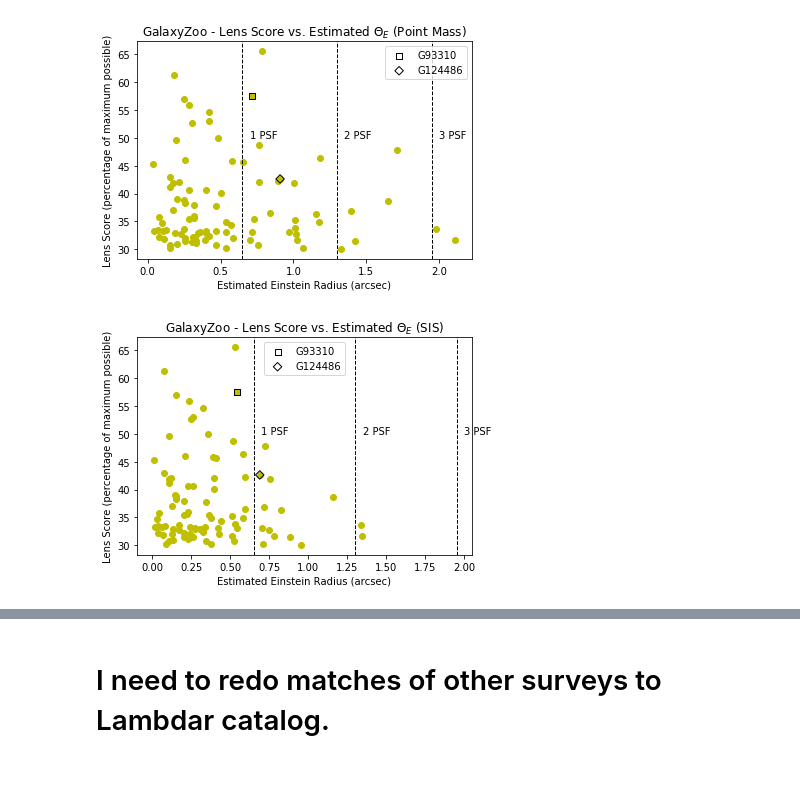
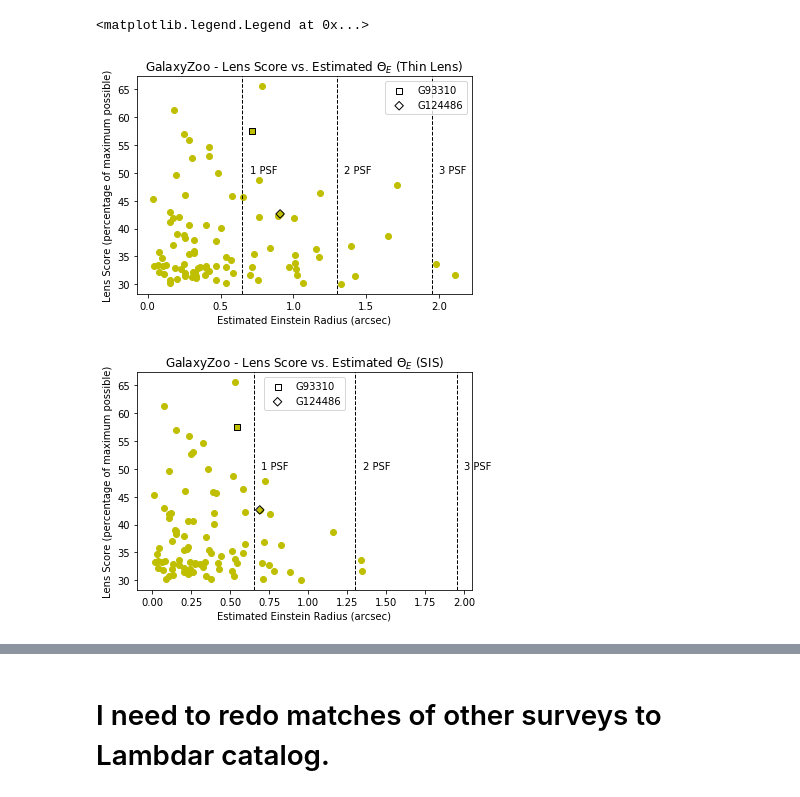
Before and after one commit to shawnknabel/lens_methods, a Jupyter notebook: Notebook_Files/visualization/paper_visualizations_063020.ipynb, the cells around one changed output, grey strips where cells are left out. Cells and saved outputs as stored; diff of their text form; code cells hidden in the pictures.

```diff
--- a/Notebook_Files/visualization/paper_visualizations_063020.ipynb
+++ b/Notebook_Files/visualization/paper_visualizations_063020.ipynb
@@ -123,40 +133,41 @@ plt.text(0.7, 50, '1 PSF')
 plt.text(1.35, 50, '2 PSF')
 plt.text(2, 50, '3 PSF')
 #plt.text(1.05, , 'minimum from training set', color = 'g')
-plt.title('GalaxyZoo - Lens Score vs. Estimated $\Theta_E$ (Point Mass)')
+plt.title('GalaxyZoo - Lens Score vs. Estimated $\Theta_E$ (Thin Lens)')
 plt.xlabel("Estimated Einstein Radius (arcsec)")
 plt.ylabel("Lens Score (percentage of maximum possible)")
 plt.legend()
 
-plt.savefig(f'{pdf_path}zoo_theta_e_score_pm.pdf')
+#plt.savefig(f'{pdf_path}zoo_theta_e_score_pm.pdf')
 
 
 # zoo_30 scores SIS
 plt.figure()
 plt.scatter(zoo_30.theta_e_sis, zoo_30.score * 100,color='Y')#,label='Zoo')
 plt.scatter(zoo_30[zoo_30.GAMA_ID == 93310].theta_e_sis,
             zoo_30[zoo_30.GAMA_ID == 93310].score * 100,
             marker = 's', color = 'none', edgecolor = 'k',
         label = 'G93310')
 plt.scatter(G124486.theta_e_sis, G124486.score * 100,
             marker = 'D', color = 'none', edgecolor = 'k',
         label = 'G124486')
 plt.axvline(0.65, color='k', linestyle='dashed', linewidth=1)
 plt.axvline(1.3, color='k', linestyle='dashed', linewidth=1)
 plt.axvline(1.95, color='k', linestyle='dashed', linewidth=1)
 #plt.axvline(1, color='g', linestyle='dashed', linewidth=1)
 plt.text(0.7, 50, '1 PSF')
 plt.text(1.35, 50, '2 PSF')
 plt.text(2, 50, '3 PSF')
 #plt.text(1.05, , 'minimum from training set', color = 'g')
 plt.title('GalaxyZoo - Lens Score vs. Estimated $\Theta_E$ (SIS)')
 plt.xlabel("Estimated Einstein Radius (arcsec)")
 plt.ylabel("Lens Score (percentage of maximum possible)")
 plt.legend()
 
-plt.savefig(f'{pdf_path}zoo_theta_e_score_sis.pdf')
+#plt.savefig(f'{pdf_path}zoo_theta_e_score_sis.pdf')
 # %% [output]
+<matplotlib.legend.Legend at 0x...>
-[figure, old version]
+[figure, new version]
 [figure]
 # %%
 # Histogram of GalaxyZoo Einstein Radii
```
Also changed, not shown: parts of 24 cells of this notebook, 50 other files.
